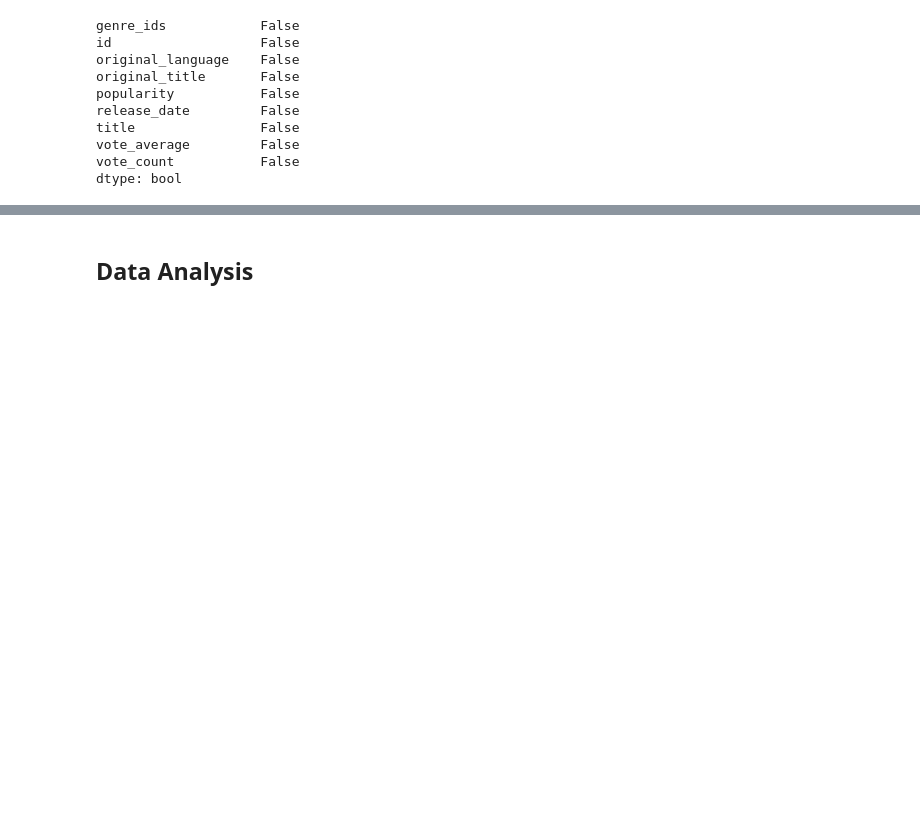
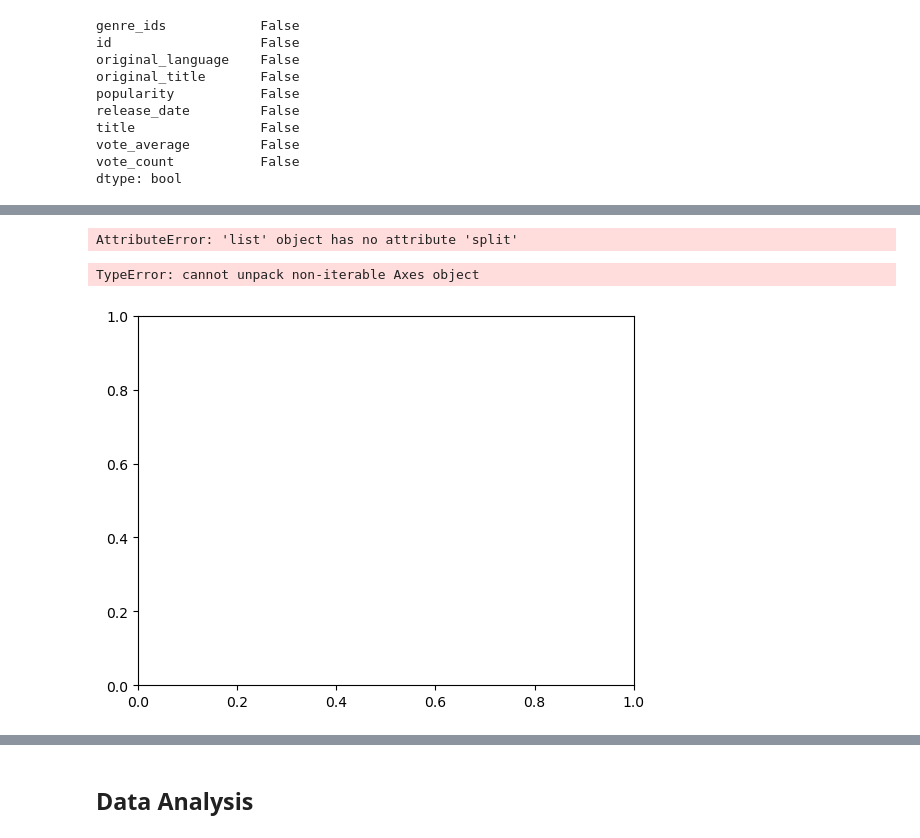
Before and after one commit to MwangiWambugu/dsc-phase-1-project-v2-4, a Jupyter notebook: student.ipynb, the cells around one changed output, grey strips where cells are left out. Saved outputs shown, nothing was run; the diff lists cells and outputs as text; code cells hidden in the pictures; blank space fills up the shorter version.

```diff
--- a/student.ipynb
+++ b/student.ipynb
@@ -453,0 +494,15 @@ budget.rename(columns={'release_date': 'start_year'}, inplace=True)
+# %%
+genres_list = sorted(set(
+    genre.strip() for genres in result["genres"] if genres is not None for genre in genres.split(",")
+))
+
+# Modify the 'genres' column using .loc[] and apply
+result.loc[:, 'genres'] = result['genres'].apply(lambda x: [genre.strip() for genre in x.split(",")] if x else [])
+
+# Display the modified 'genres' column
+print(result['genres'])
+
+# You can also display the genres_list
+results
+# %% [output]
+AttributeError: 'list' object has no attribute 'split'
@@ -454 +514,18 @@ budget.rename(columns={'release_date': 'start_year'}, inplace=True)
+# %%
+fig, ax = plt.subplot()
+ax.bar(all_genres, averageratings)
+
+# Label the axes and title
+ax.set_xlabel("Genres")
+ax.set_ylabel("Ratings")
+ax.set_title("Genre Counts")
+
+# Rotate x-axis labels for better readability (adjust as needed)
+plt.xticks(rotation=90)
+
+
+plt.show()
+# %% [output]
+TypeError: cannot unpack non-iterable Axes object
+[figure, added]
 # %%
```
Also changed, not shown: parts of 13 cells of this notebook.
